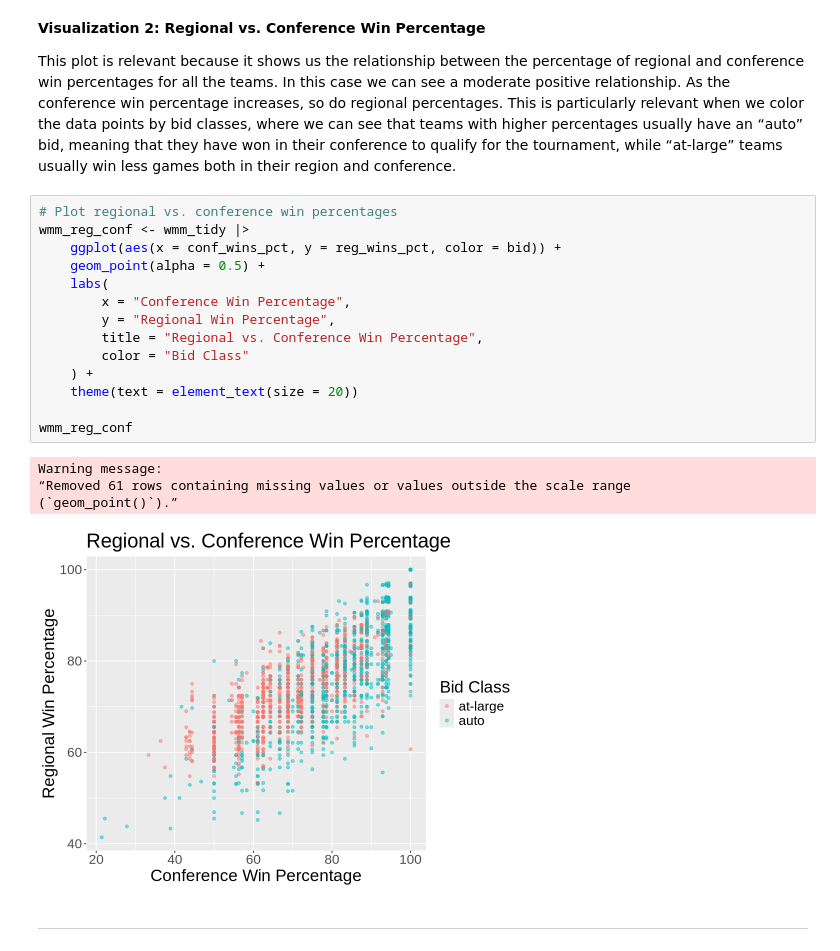
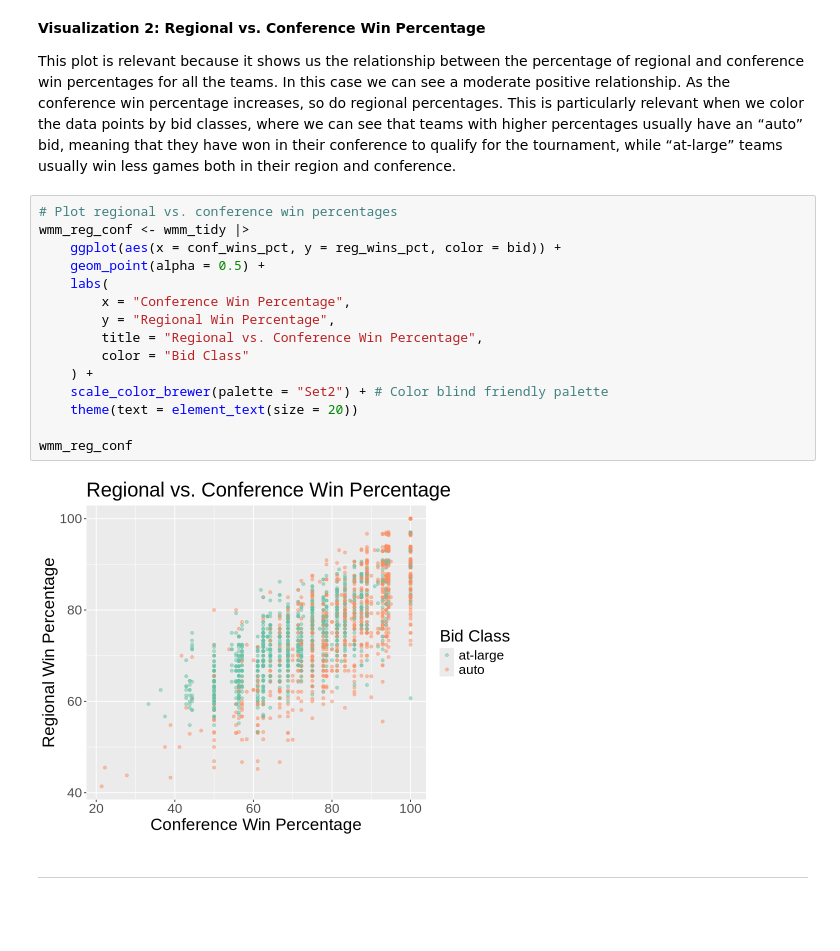
Before and after one commit to diegocrdz/dsci-100-project-diego-cordova, a Jupyter notebook: dsci-100-project-notebook.ipynb, the cells around one changed output. Cells and saved outputs as stored; diff of their text form; blank space fills up the shorter version.

```diff
--- a/dsci-100-project-notebook.ipynb
+++ b/dsci-100-project-notebook.ipynb
@@ -472,22 +474,20 @@ This plot is relevant because it shows us the relationship between the percentag
 # %%
 # Plot regional vs. conference win percentages
 wmm_reg_conf <- wmm_tidy |>
     ggplot(aes(x = conf_wins_pct, y = reg_wins_pct, color = bid)) +
     geom_point(alpha = 0.5) +
     labs(
         x = "Conference Win Percentage",
         y = "Regional Win Percentage",
         title = "Regional vs. Conference Win Percentage",
         color = "Bid Class"
     ) +
+    scale_color_brewer(palette = "Set2") + # Color blind friendly palette
     theme(text = element_text(size = 20))
 
 wmm_reg_conf
 # %% [output]
-Warning message:
-“Removed 61 rows containing missing values or values outside the scale range
-(`geom_point()`).”
-[figure, old version]
+[figure, new version]
 # %% [markdown]
 ------
 # %% [markdown]
```
Also changed, not shown: parts of 18 cells of this notebook.
